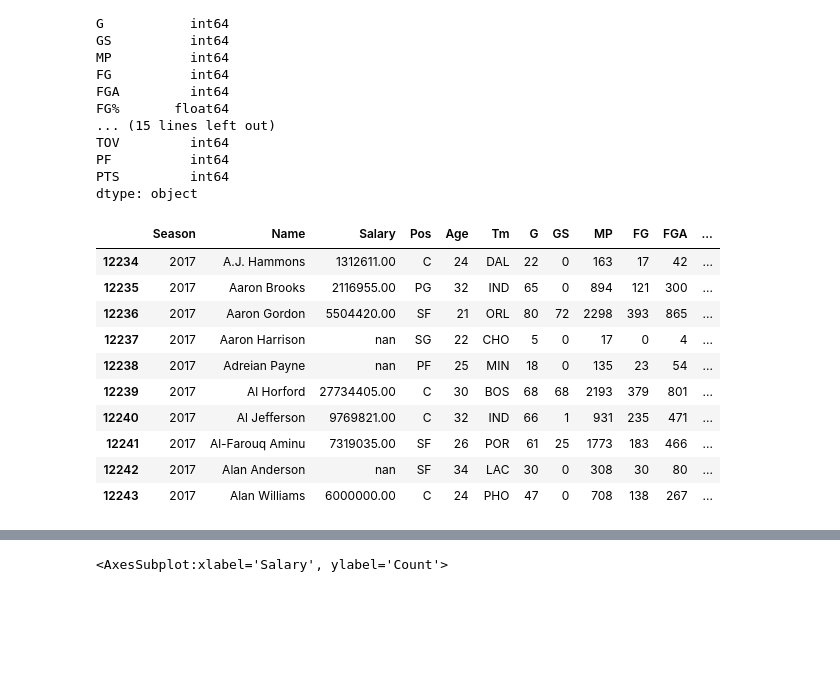
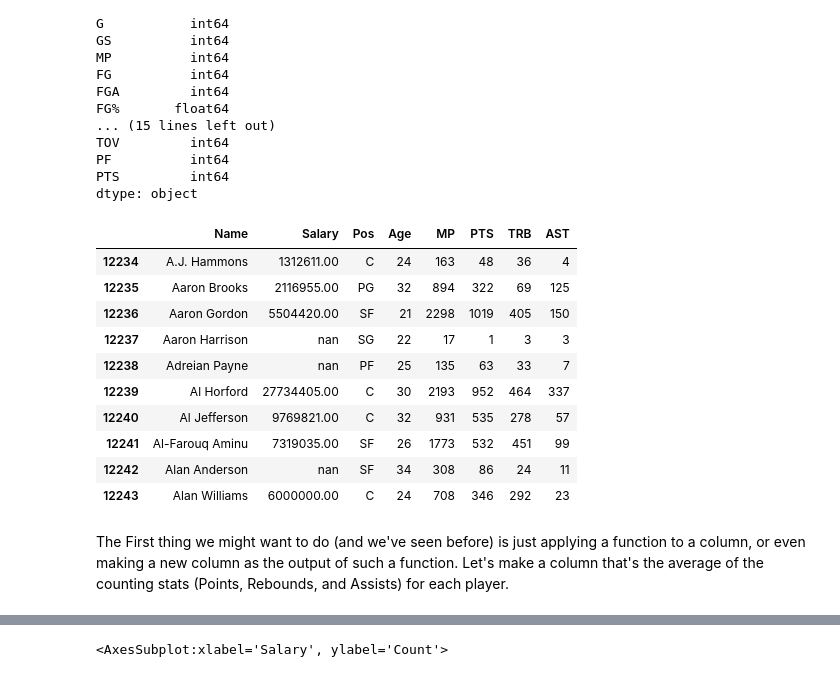
Before and after one commit to nmattei/cmps3160, a Jupyter notebook: _demos/Demo-06.ipynb, the cells around one changed output, grey strips where cells are left out. Saved outputs shown, nothing was run; the diff lists cells and outputs as text; code cells hidden in the pictures; blank space fills up the shorter version.

```diff
--- a/_demos/Demo-06.ipynb
+++ b/_demos/Demo-06.ipynb
@@ -85,18 +87,20 @@ PF          int64
 PTS         int64
 dtype: object
 # %%
-# For now, let's work only with the 2017 data since that is the most recent
-df_2017nba = df_nba[(df_nba["Season"] == 2017)]
+# There's a lot here, let's work only with the 2017 data since that is the most recent
+df_2017nba = df_nba[(df_nba["Season"] == 2017)][["Name", "Salary", "Pos", "Age", "MP", "PTS","TRB", "AST"]]
 df_2017nba.head(10)
 # %% [output]
-|  | Season | Name | Salary | Pos | Age | Tm | G | GS | MP | FG | FGA | ... |
-| 12234 | 2017 | A.J. Hammons | 1312611.00 | C | 24 | DAL | 22 | 0 | 163 | 17 | 42 | ... |
-| 12235 | 2017 | Aaron Brooks | 2116955.00 | PG | 32 | IND | 65 | 0 | 894 | 121 | 300 | ... |
-| 12236 | 2017 | Aaron Gordon | 5504420.00 | SF | 21 | ORL | 80 | 72 | 2298 | 393 | 865 | ... |
-| 12237 | 2017 | Aaron Harrison | nan | SG | 22 | CHO | 5 | 0 | 17 | 0 | 4 | ... |
-| 12238 | 2017 | Adreian Payne | nan | PF | 25 | MIN | 18 | 0 | 135 | 23 | 54 | ... |
-| 12239 | 2017 | Al Horford | 27734405.00 | C | 30 | BOS | 68 | 68 | 2193 | 379 | 801 | ... |
-| 12240 | 2017 | Al Jefferson | 9769821.00 | C | 32 | IND | 66 | 1 | 931 | 235 | 471 | ... |
-| 12241 | 2017 | Al-Farouq Aminu | 7319035.00 | SF | 26 | POR | 61 | 25 | 1773 | 183 | 466 | ... |
-| 12242 | 2017 | Alan Anderson | nan | SF | 34 | LAC | 30 | 0 | 308 | 30 | 80 | ... |
-| 12243 | 2017 | Alan Williams | 6000000.00 | C | 24 | PHO | 47 | 0 | 708 | 138 | 267 | ... |
+|  | Name | Salary | Pos | Age | MP | PTS | TRB | AST |
+| 12234 | A.J. Hammons | 1312611.00 | C | 24 | 163 | 48 | 36 | 4 |
+| 12235 | Aaron Brooks | 2116955.00 | PG | 32 | 894 | 322 | 69 | 125 |
+| 12236 | Aaron Gordon | 5504420.00 | SF | 21 | 2298 | 1019 | 405 | 150 |
+| 12237 | Aaron Harrison | nan | SG | 22 | 17 | 1 | 3 | 3 |
+| 12238 | Adreian Payne | nan | PF | 25 | 135 | 63 | 33 | 7 |
+| 12239 | Al Horford | 27734405.00 | C | 30 | 2193 | 952 | 464 | 337 |
+| 12240 | Al Jefferson | 9769821.00 | C | 32 | 931 | 535 | 278 | 57 |
+| 12241 | Al-Farouq Aminu | 7319035.00 | SF | 26 | 1773 | 532 | 451 | 99 |
+| 12242 | Alan Anderson | nan | SF | 34 | 308 | 86 | 24 | 11 |
+| 12243 | Alan Williams | 6000000.00 | C | 24 | 708 | 346 | 292 | 23 |
+# %% [markdown]
+The First thing we might want to do (and we've seen before) is just applying a function to a column, or even making a new column as the output of such a function. Let's make a column that's the average of the counting stats (Points, Rebounds, and Assists) for each player.
```
Also changed, not shown: parts of 43 cells of this notebook.
